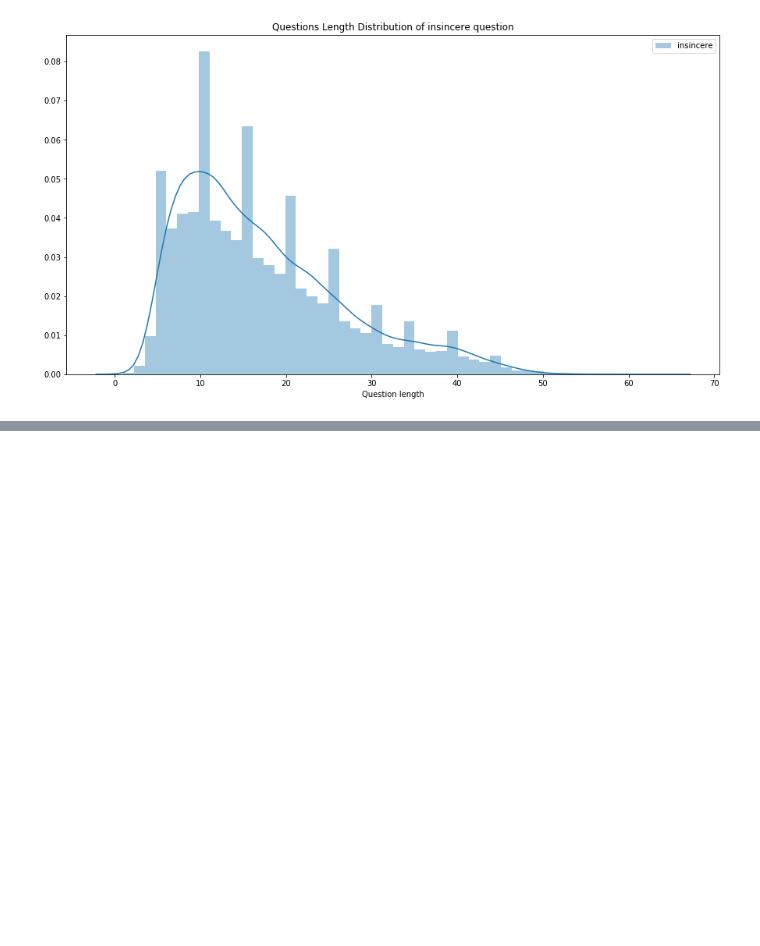
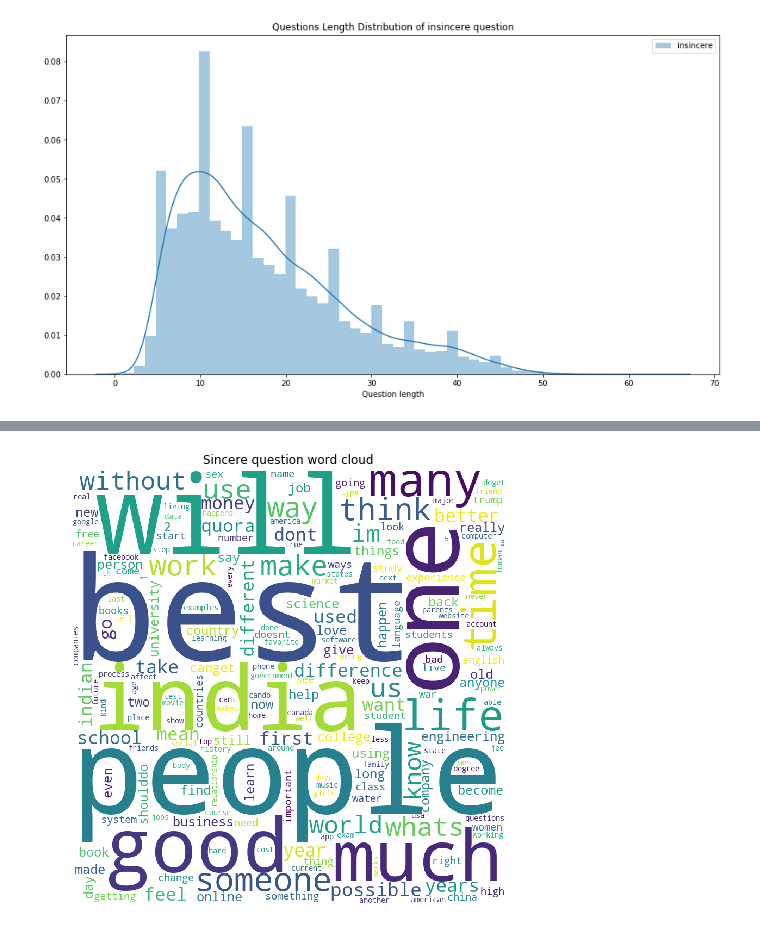
Before and after one commit to iamsauravsharma/insincere-question-classification, a Jupyter notebook: insincere_question_classification/misc/generate_data_images.ipynb, the cells around one changed output, grey strips where cells are left out. Cells and saved outputs as stored; diff of their text form; code cells hidden in the pictures; blank space fills up the shorter version.

```diff
--- a/insincere_question_classification/misc/generate_data_images.ipynb
+++ b/insincere_question_classification/misc/generate_data_images.ipynb
@@ -117,0 +244,3 @@ plt.show()
+# %%
+create_wordcloud(sincere,"Sincere question word cloud")
+# %% [output]
@@ -117,0 +250 @@ plt.show()
+[figure, added]
```
Also changed, not shown: parts of 15 cells of this notebook, 14 other files.
